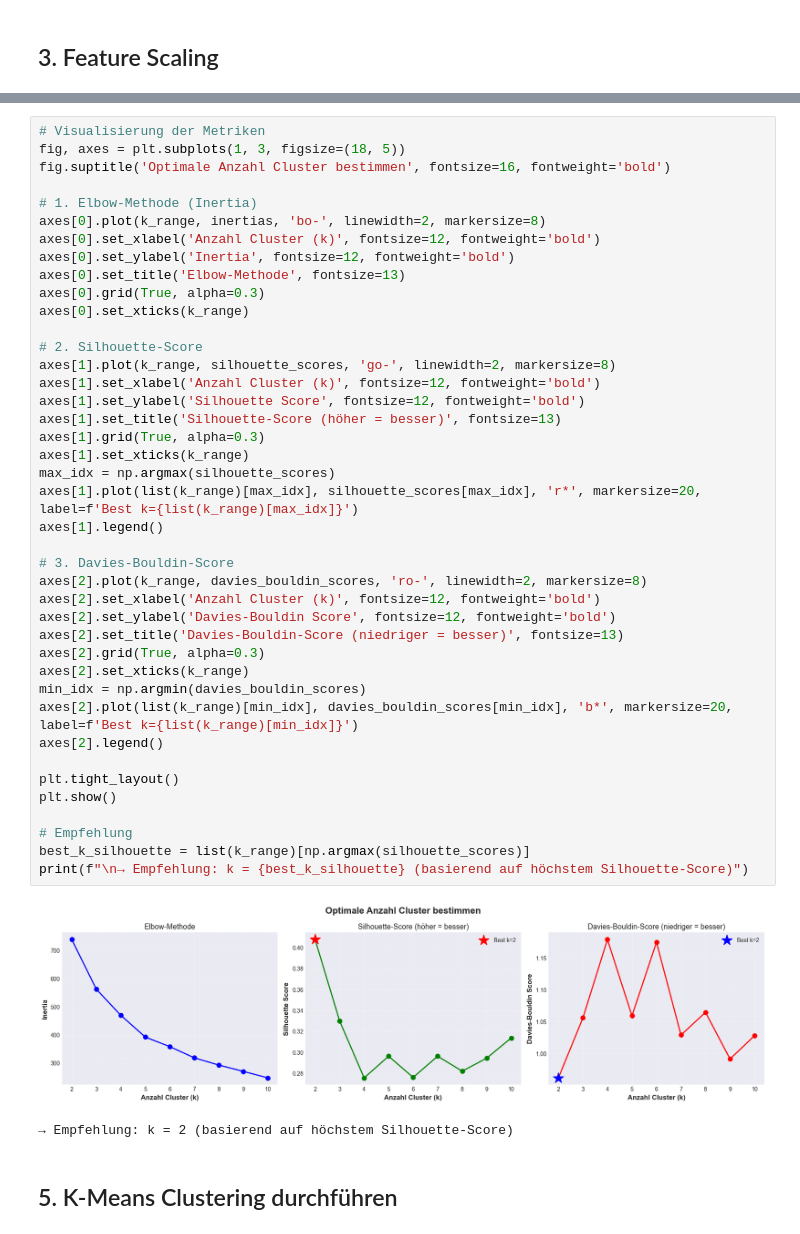
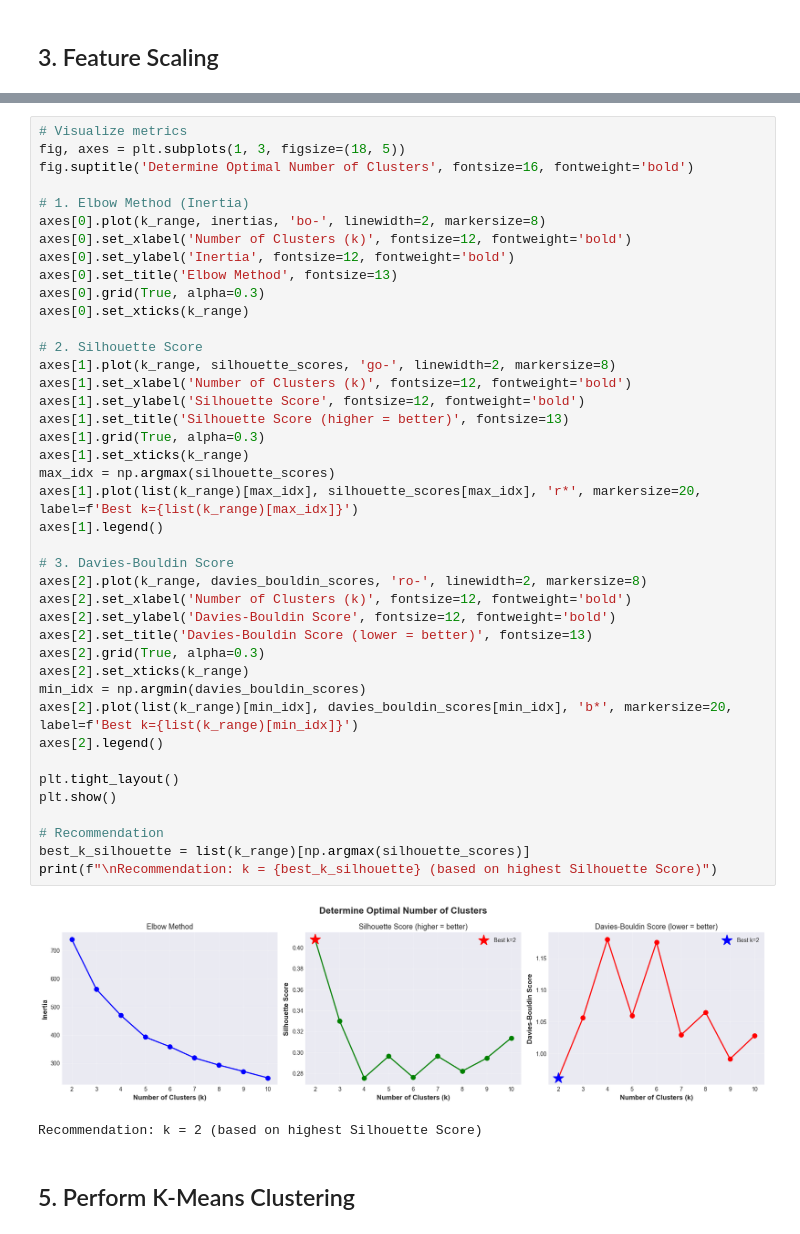
Before and after one commit to ganemmah/Schweizer_Wanderwege, a Jupyter notebook: AP_05_kmeans_clustering.ipynb, the cells around one changed output, grey strips where cells are left out. Saved outputs shown, nothing was run; the diff lists cells and outputs as text.

Commit message:
Translated kmeans clustering to english

```diff
--- a/AP_05_kmeans_clustering.ipynb
+++ b/AP_05_kmeans_clustering.ipynb
@@ -132,49 +128,49 @@ k=8: Silhouette=0.282, Davies-Bouldin=1.065
 k=9: Silhouette=0.295, Davies-Bouldin=0.992
 k=10: Silhouette=0.314, Davies-Bouldin=1.028
 # %%
-# Visualisierung der Metriken
+# Visualize metrics
 fig, axes = plt.subplots(1, 3, figsize=(18, 5))
-fig.suptitle('Optimale Anzahl Cluster bestimmen', fontsize=16, fontweight='bold')
+fig.suptitle('Determine Optimal Number of Clusters', fontsize=16, fontweight='bold')
 
-# 1. Elbow-Methode (Inertia)
+# 1. Elbow Method (Inertia)
 axes[0].plot(k_range, inertias, 'bo-', linewidth=2, markersize=8)
-axes[0].set_xlabel('Anzahl Cluster (k)', fontsize=12, fontweight='bold')
+axes[0].set_xlabel('Number of Clusters (k)', fontsize=12, fontweight='bold')
 axes[0].set_ylabel('Inertia', fontsize=12, fontweight='bold')
-axes[0].set_title('Elbow-Methode', fontsize=13)
+axes[0].set_title('Elbow Method', fontsize=13)
 axes[0].grid(True, alpha=0.3)
 axes[0].set_xticks(k_range)
 
-# 2. Silhouette-Score
+# 2. Silhouette Score
 axes[1].plot(k_range, silhouette_scores, 'go-', linewidth=2, markersize=8)
-axes[1].set_xlabel('Anzahl Cluster (k)', fontsize=12, fontweight='bold')
+axes[1].set_xlabel('Number of Clusters (k)', fontsize=12, fontweight='bold')
 axes[1].set_ylabel('Silhouette Score', fontsize=12, fontweight='bold')
-axes[1].set_title('Silhouette-Score (höher = besser)', fontsize=13)
+axes[1].set_title('Silhouette Score (higher = better)', fontsize=13)
 axes[1].grid(True, alpha=0.3)
 axes[1].set_xticks(k_range)
 max_idx = np.argmax(silhouette_scores)
 axes[1].plot(list(k_range)[max_idx], silhouette_scores[max_idx], 'r*', markersize=20, label=f'Best k={list(k_range)[max_idx]}')
 axes[1].legend()
 
-# 3. Davies-Bouldin-Score
+# 3. Davies-Bouldin Score
 axes[2].plot(k_range, davies_bouldin_scores, 'ro-', linewidth=2, markersize=8)
-axes[2].set_xlabel('Anzahl Cluster (k)', fontsize=12, fontweight='bold')
+axes[2].set_xlabel('Number of Clusters (k)', fontsize=12, fontweight='bold')
 axes[2].set_ylabel('Davies-Bouldin Score', fontsize=12, fontweight='bold')
-axes[2].set_title('Davies-Bouldin-Score (niedriger = besser)', fontsize=13)
+axes[2].set_title('Davies-Bouldin Score (lower = better)', fontsize=13)
 axes[2].grid(True, alpha=0.3)
 axes[2].set_xticks(k_range)
 min_idx = np.argmin(davies_bouldin_scores)
 axes[2].plot(list(k_range)[min_idx], davies_bouldin_scores[min_idx], 'b*', markersize=20, label=f'Best k={list(k_range)[min_idx]}')
 axes[2].legend()
 
 plt.tight_layout()
 plt.show()
 
-# Empfehlung
+# Recommendation
 best_k_silhouette = list(k_range)[np.argmax(silhouette_scores)]
-print(f"\n→ Empfehlung: k = {best_k_silhouette} (basierend auf höchstem Silhouette-Score)")
+print(f"\nRecommendation: k = {best_k_silhouette} (based on highest Silhouette Score)")
 # %% [output]
-[figure, old version]
+[figure, new version]
-→ Empfehlung: k = 2 (basierend auf höchstem Silhouette-Score)
+Recommendation: k = 2 (based on highest Silhouette Score)
 # %% [markdown]
-## 5. K-Means Clustering durchführen
+## 5. Perform K-Means Clustering
 # %%
```
Also changed, not shown: parts of 22 cells of this notebook.
